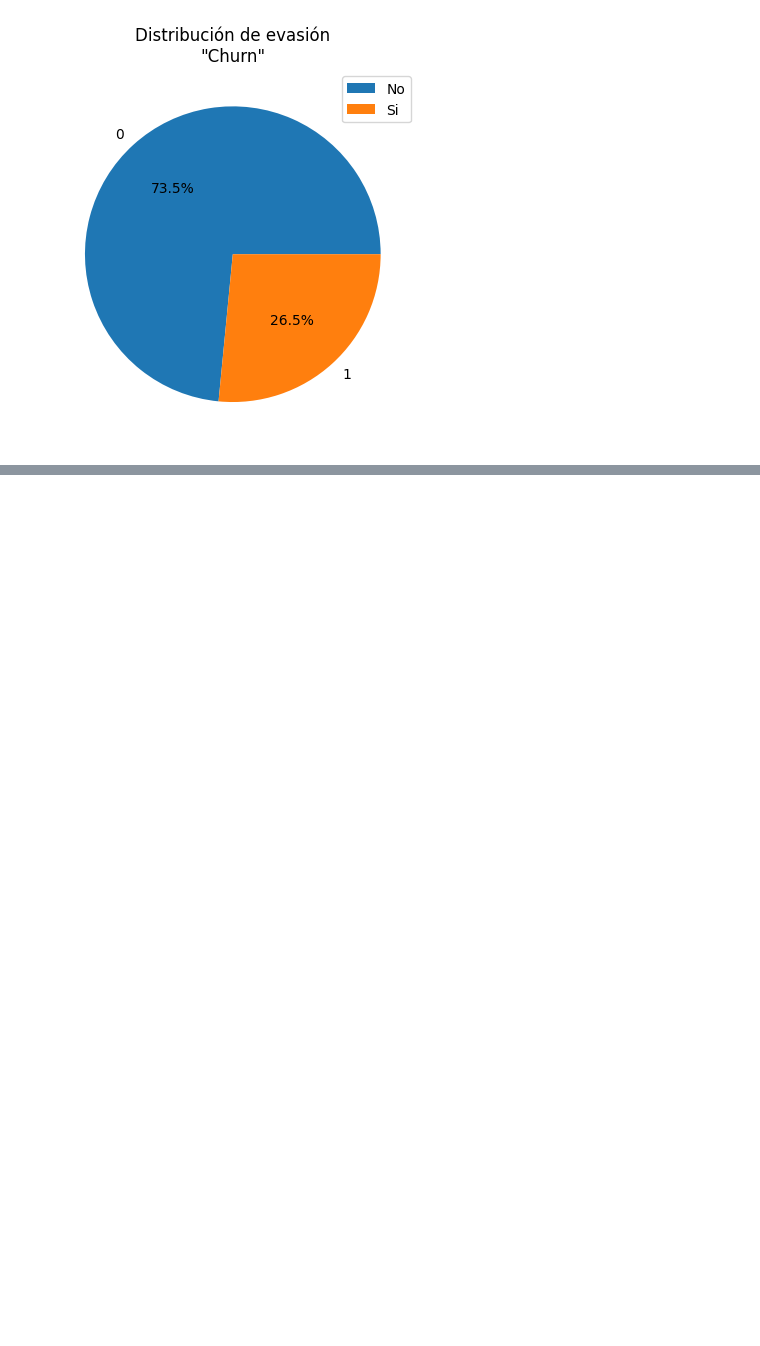
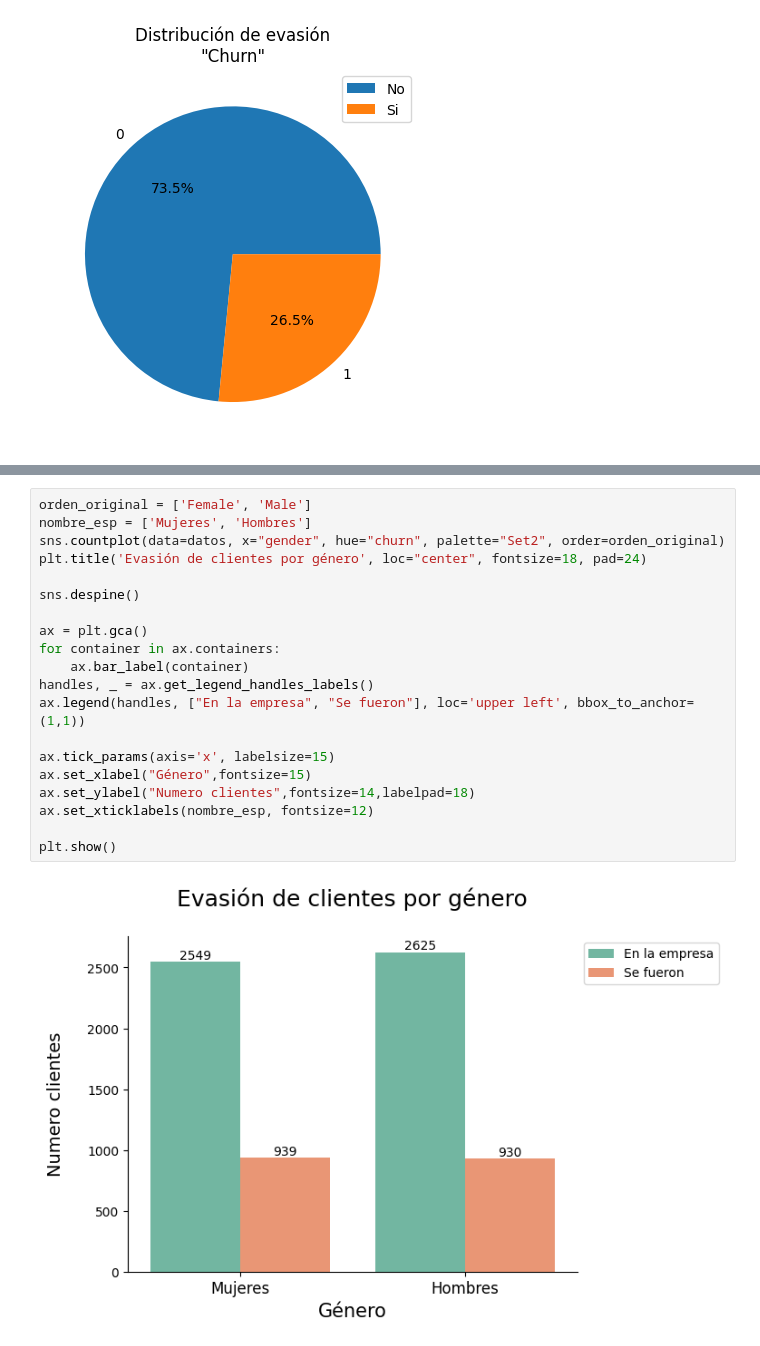
Before and after one commit to pierobadano/Desafio-TelecomX-P1, a Jupyter notebook: Desafio_Telecom_p1.ipynb, the cells around one changed output, grey strips where cells are left out. Drawn from its saved outputs; the diff is of its cells as text; blank space fills up the shorter version.

Commit message:
Avances visualizaciones

```diff
--- a/Desafio_Telecom_p1.ipynb
+++ b/Desafio_Telecom_p1.ipynb
@@ -364,0 +383,22 @@ plt.show()
+# %%
+orden_original = ['Female', 'Male']
+nombre_esp = ['Mujeres', 'Hombres']
+sns.countplot(data=datos, x="gender", hue="churn", palette="Set2", order=orden_original)
+plt.title('Evasión de clientes por género', loc="center", fontsize=18, pad=24)
+
+sns.despine()
+
+ax = plt.gca()
+for container in ax.containers:
+    ax.bar_label(container)
+handles, _ = ax.get_legend_handles_labels()
+ax.legend(handles, ["En la empresa", "Se fueron"], loc='upper left', bbox_to_anchor=(1,1))
+
+ax.tick_params(axis='x', labelsize=15)
+ax.set_xlabel("Género",fontsize=15)
+ax.set_ylabel("Numero clientes",fontsize=14,labelpad=18)
+ax.set_xticklabels(nombre_esp, fontsize=12)
+
+plt.show()
+# %% [output]
+[figure, added]
```
Also changed, not shown: parts of 21 cells of this notebook.
